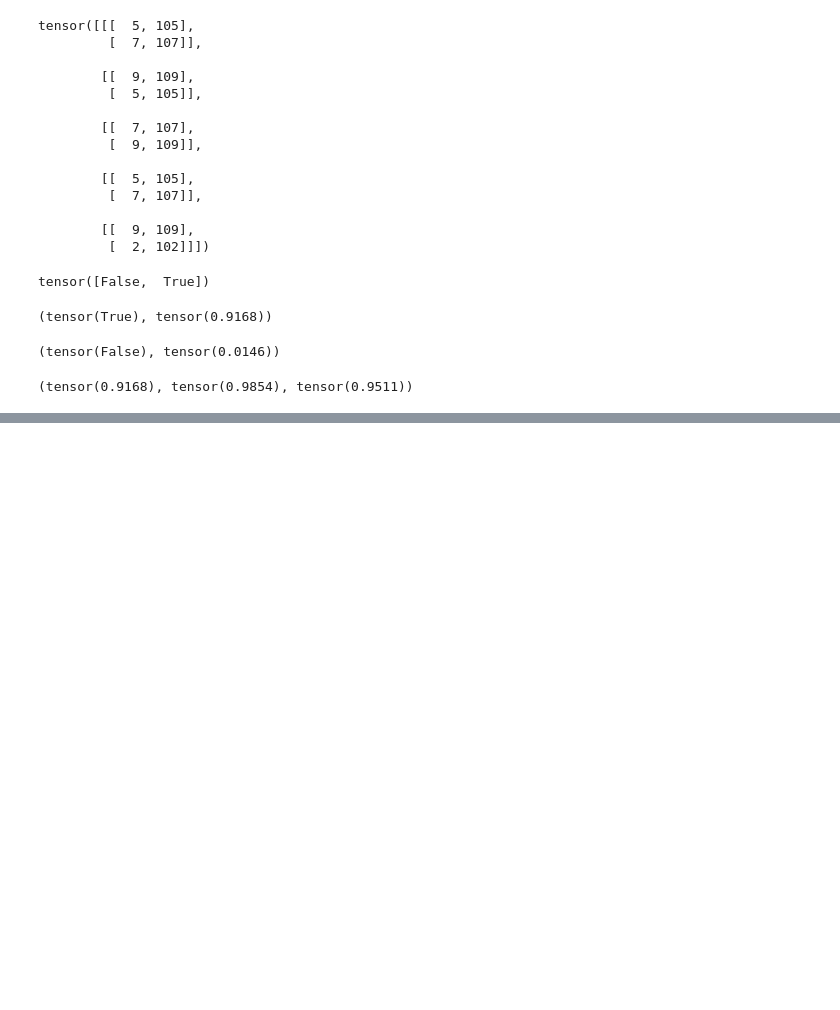
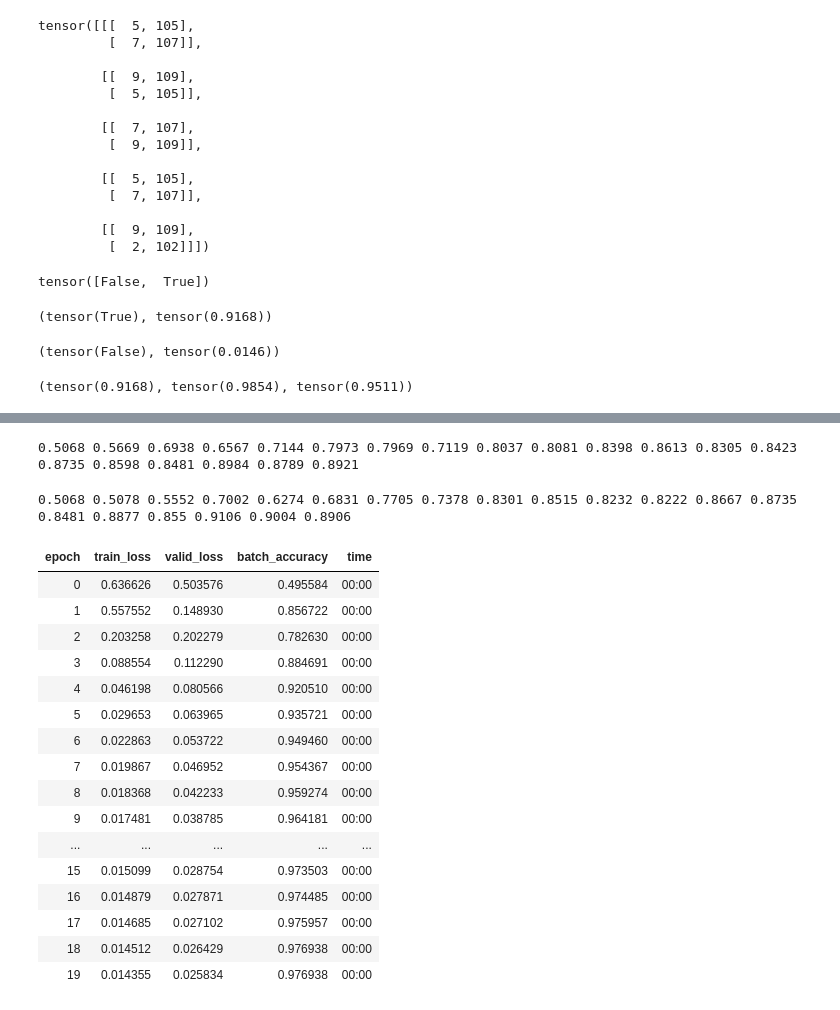
Before and after one commit to DckCanal/fastai-course, a Jupyter notebook: 04_mnist_basics.ipynb, the cells around one changed output, grey strips where cells are left out. Drawn from its saved outputs; the diff is of its cells as text; code cells hidden in the pictures; blank space fills up the shorter version.

```diff
--- a/04_mnist_basics.ipynb
+++ b/04_mnist_basics.ipynb
@@ -247,0 +464,5 @@ a
+# %%
+lr = 1.
+params = weights, bias
+train_epoch(linear1, lr, params)
+validate_epoch(linear1)
@@ -247,0 +471,4 @@ a
+# %%
+for i in range(20):
+    train_epoch(linear1, lr, params)
+    print(validate_epoch(linear1), end=" ")
@@ -247,0 +511,10 @@ a
+# %%
+train_model(linear_model, 20)
+# %% [output]
+0.5068 0.5669 0.6938 0.6567 0.7144 0.7973 0.7969 0.7119 0.8037 0.8081 0.8398 0.8613 0.8305 0.8423 0.8735 0.8598 0.8481 0.8984 0.8789 0.8921
+# %%
+linear_model = nn.Linear(28*28, 1)
+opt = SGD(linear_model.parameters(), lr)
+train_model(linear_model, 20)
+# %% [output]
+0.5068 0.5078 0.5552 0.7002 0.6274 0.6831 0.7705 0.7378 0.8301 0.8515 0.8232 0.8222 0.8667 0.8735 0.8481 0.8877 0.855 0.9106 0.9004 0.8906
@@ -247,0 +523,22 @@ a
+# %%
+learn = Learner(dls, nn.Linear(28*28,1), opt_func=SGD, loss_func=mnist_loss, metrics=batch_accuracy)
+# %%
+learn.fit(20, lr=lr)
+# %% [output]
+| epoch | train_loss | valid_loss | batch_accuracy | time |
+| 0 | 0.636626 | 0.503576 | 0.495584 | 00:00 |
+| 1 | 0.557552 | 0.148930 | 0.856722 | 00:00 |
+| 2 | 0.203258 | 0.202279 | 0.782630 | 00:00 |
+| 3 | 0.088554 | 0.112290 | 0.884691 | 00:00 |
+| 4 | 0.046198 | 0.080566 | 0.920510 | 00:00 |
+| 5 | 0.029653 | 0.063965 | 0.935721 | 00:00 |
+| 6 | 0.022863 | 0.053722 | 0.949460 | 00:00 |
+| 7 | 0.019867 | 0.046952 | 0.954367 | 00:00 |
+| 8 | 0.018368 | 0.042233 | 0.959274 | 00:00 |
+| 9 | 0.017481 | 0.038785 | 0.964181 | 00:00 |
+| ... | ... | ... | ... | ... |
+| 15 | 0.015099 | 0.028754 | 0.973503 | 00:00 |
+| 16 | 0.014879 | 0.027871 | 0.974485 | 00:00 |
+| 17 | 0.014685 | 0.027102 | 0.975957 | 00:00 |
+| 18 | 0.014512 | 0.026429 | 0.976938 | 00:00 |
+| 19 | 0.014355 | 0.025834 | 0.976938 | 00:00 |
```
Also changed, not shown: parts of 65 cells of this notebook, 1 other file.
